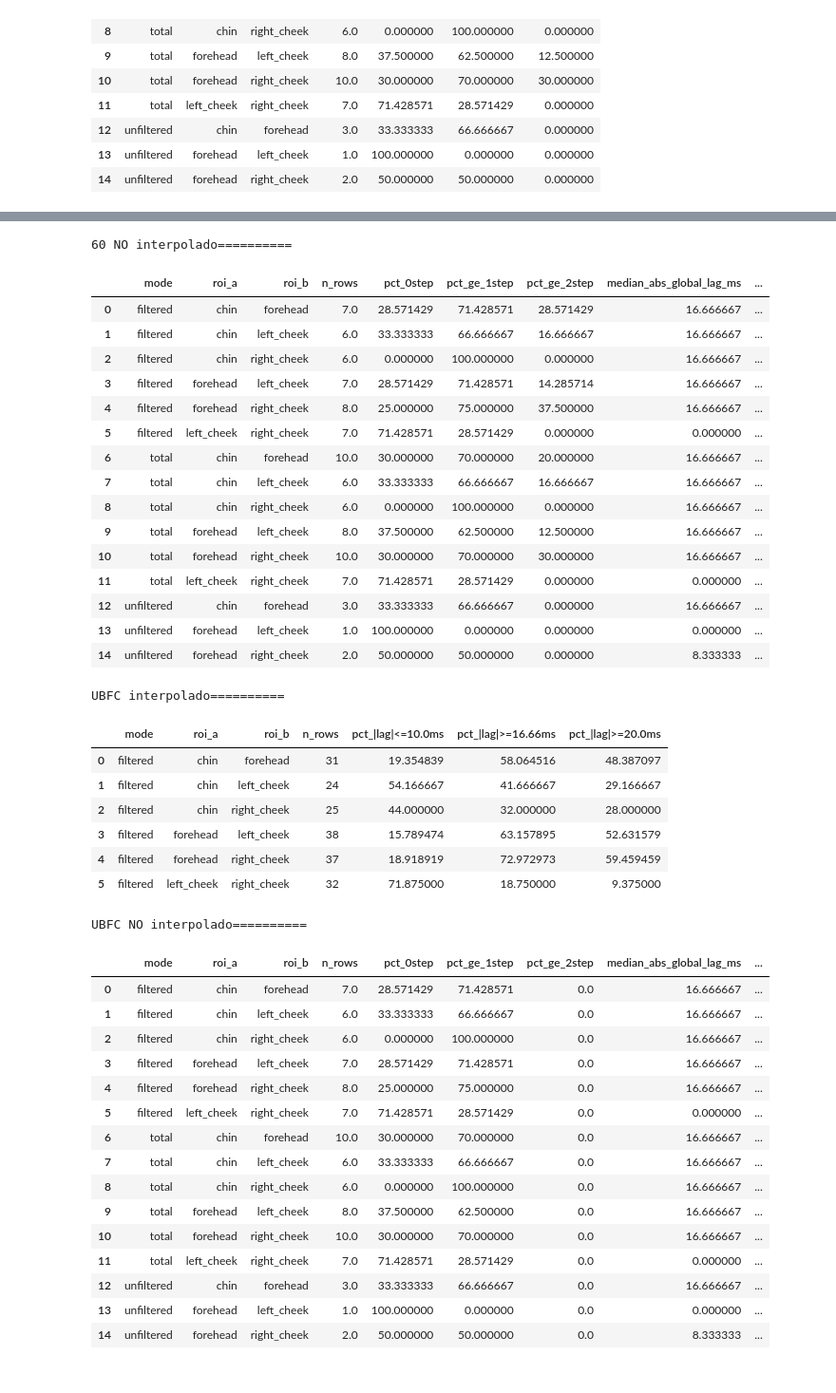
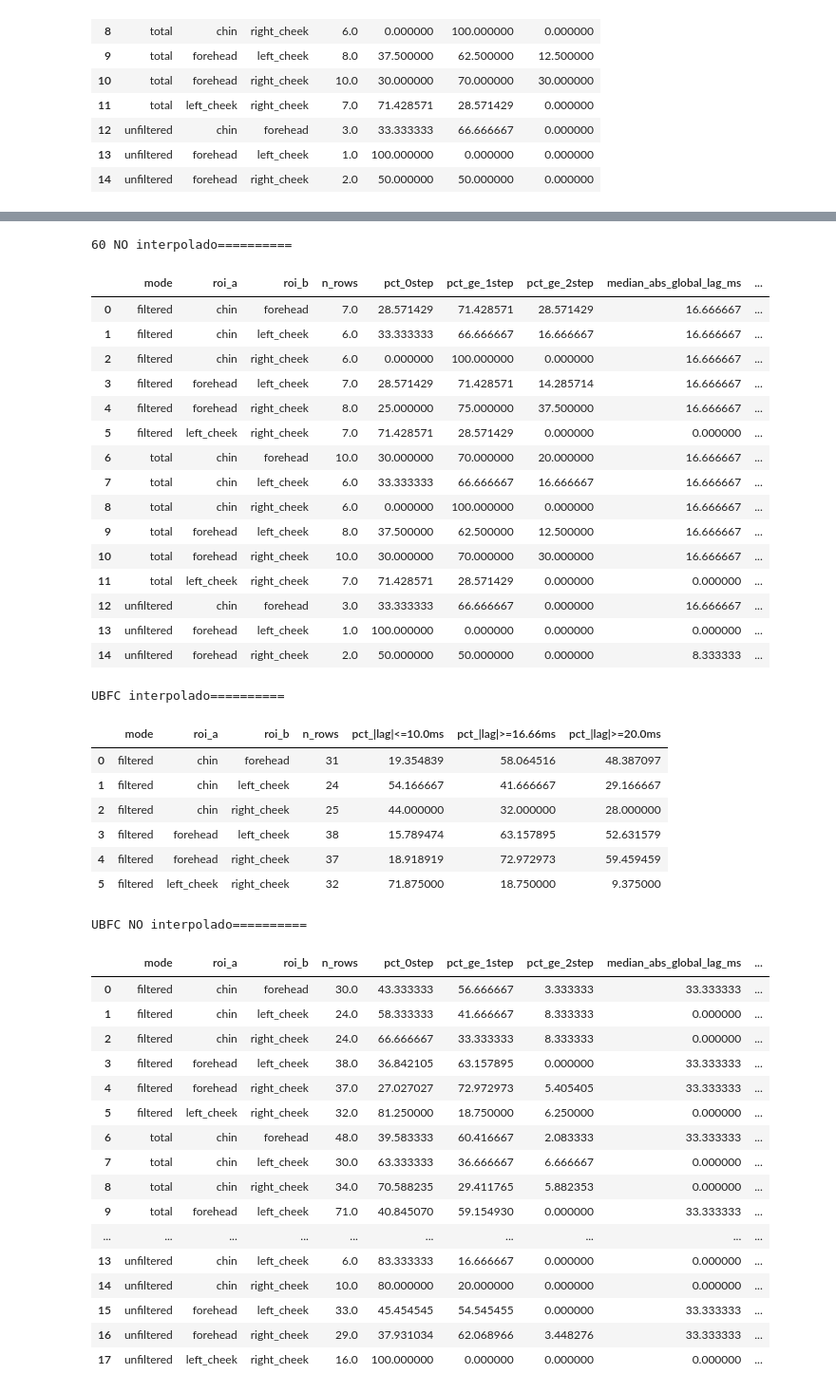
Before and after one commit to pedrwito/edge-rppg-health, a Jupyter notebook: test_methods_for_hr.ipynb, the cells around one changed output, grey strips where cells are left out. Shown at 95% size. Saved outputs shown, nothing was run; the diff lists cells and outputs as text; code cells hidden in the pictures.

```diff
--- a/test_methods_for_hr.ipynb
+++ b/test_methods_for_hr.ipynb
@@ -729,7 +729,7 @@ overall, per_roi_total, per_pair = summarize_global_lag_abs_thresholds_per_roi(
 # UBFC (has 'dataset' column)
 
 overall_by_mode, per_roi_total, per_roi_pair = summarize_ubfc_global_lag_by_frames_per_roi(
-    csv_path="videos60_lag_metrics_hrfilter_discrete.csv",
+    csv_path="ubfc_lag_metrics.csv",
     fs=30,
     use_abs=True,
     include_abs_median_lag=True,
@@ -753,48 +753,49 @@ display(per_roi_pair)
 | 3 | filtered | forehead | left_cheek | 7 | 28.571429 | 57.142857 | 57.142857 |
 | 4 | filtered | forehead | right_cheek | 8 | 25.000000 | 62.500000 | 50.000000 |
 | 5 | filtered | left_cheek | right_cheek | 7 | 71.428571 | 28.571429 | 0.000000 |
 60 NO interpolado==========
 |  | mode | roi_a | roi_b | n_rows | pct_0step | pct_ge_1step | pct_ge_2step | median_abs_global_lag_ms | ... |
 | 0 | filtered | chin | forehead | 7.0 | 28.571429 | 71.428571 | 28.571429 | 16.666667 | ... |
 | 1 | filtered | chin | left_cheek | 6.0 | 33.333333 | 66.666667 | 16.666667 | 16.666667 | ... |
 | 2 | filtered | chin | right_cheek | 6.0 | 0.000000 | 100.000000 | 0.000000 | 16.666667 | ... |
 | 3 | filtered | forehead | left_cheek | 7.0 | 28.571429 | 71.428571 | 14.285714 | 16.666667 | ... |
 | 4 | filtered | forehead | right_cheek | 8.0 | 25.000000 | 75.000000 | 37.500000 | 16.666667 | ... |
 | 5 | filtered | left_cheek | right_cheek | 7.0 | 71.428571 | 28.571429 | 0.000000 | 0.000000 | ... |
 | 6 | total | chin | forehead | 10.0 | 30.000000 | 70.000000 | 20.000000 | 16.666667 | ... |
 | 7 | total | chin | left_cheek | 6.0 | 33.333333 | 66.666667 | 16.666667 | 16.666667 | ... |
 | 8 | total | chin | right_cheek | 6.0 | 0.000000 | 100.000000 | 0.000000 | 16.666667 | ... |
 | 9 | total | forehead | left_cheek | 8.0 | 37.500000 | 62.500000 | 12.500000 | 16.666667 | ... |
 | 10 | total | forehead | right_cheek | 10.0 | 30.000000 | 70.000000 | 30.000000 | 16.666667 | ... |
 | 11 | total | left_cheek | right_cheek | 7.0 | 71.428571 | 28.571429 | 0.000000 | 0.000000 | ... |
 | 12 | unfiltered | chin | forehead | 3.0 | 33.333333 | 66.666667 | 0.000000 | 16.666667 | ... |
 | 13 | unfiltered | forehead | left_cheek | 1.0 | 100.000000 | 0.000000 | 0.000000 | 0.000000 | ... |
 | 14 | unfiltered | forehead | right_cheek | 2.0 | 50.000000 | 50.000000 | 0.000000 | 8.333333 | ... |
 UBFC interpolado==========
 |  | mode | roi_a | roi_b | n_rows | pct_|lag|<=10.0ms | pct_|lag|>=16.66ms | pct_|lag|>=20.0ms |
 | 0 | filtered | chin | forehead | 31 | 19.354839 | 58.064516 | 48.387097 |
 | 1 | filtered | chin | left_cheek | 24 | 54.166667 | 41.666667 | 29.166667 |
 | 2 | filtered | chin | right_cheek | 25 | 44.000000 | 32.000000 | 28.000000 |
 | 3 | filtered | forehead | left_cheek | 38 | 15.789474 | 63.157895 | 52.631579 |
 | 4 | filtered | forehead | right_cheek | 37 | 18.918919 | 72.972973 | 59.459459 |
 | 5 | filtered | left_cheek | right_cheek | 32 | 71.875000 | 18.750000 | 9.375000 |
 UBFC NO interpolado==========
 |  | mode | roi_a | roi_b | n_rows | pct_0step | pct_ge_1step | pct_ge_2step | median_abs_global_lag_ms | ... |
-| 0 | filtered | chin | forehead | 7.0 | 28.571429 | 71.428571 | 0.0 | 16.666667 | ... |
-| 1 | filtered | chin | left_cheek | 6.0 | 33.333333 | 66.666667 | 0.0 | 16.666667 | ... |
-| 2 | filtered | chin | right_cheek | 6.0 | 0.000000 | 100.000000 | 0.0 | 16.666667 | ... |
-| 3 | filtered | forehead | left_cheek | 7.0 | 28.571429 | 71.428571 | 0.0 | 16.666667 | ... |
-| 4 | filtered | forehead | right_cheek | 8.0 | 25.000000 | 75.000000 | 0.0 | 16.666667 | ... |
-| 5 | filtered | left_cheek | right_cheek | 7.0 | 71.428571 | 28.571429 | 0.0 | 0.000000 | ... |
-| 6 | total | chin | forehead | 10.0 | 30.000000 | 70.000000 | 0.0 | 16.666667 | ... |
-| 7 | total | chin | left_cheek | 6.0 | 33.333333 | 66.666667 | 0.0 | 16.666667 | ... |
-| 8 | total | chin | right_cheek | 6.0 | 0.000000 | 100.000000 | 0.0 | 16.666667 | ... |
-| 9 | total | forehead | left_cheek | 8.0 | 37.500000 | 62.500000 | 0.0 | 16.666667 | ... |
-| 10 | total | forehead | right_cheek | 10.0 | 30.000000 | 70.000000 | 0.0 | 16.666667 | ... |
-| 11 | total | left_cheek | right_cheek | 7.0 | 71.428571 | 28.571429 | 0.0 | 0.000000 | ... |
-| 12 | unfiltered | chin | forehead | 3.0 | 33.333333 | 66.666667 | 0.0 | 16.666667 | ... |
-| 13 | unfiltered | forehead | left_cheek | 1.0 | 100.000000 | 0.000000 | 0.0 | 0.000000 | ... |
-| 14 | unfiltered | forehead | right_cheek | 2.0 | 50.000000 | 50.000000 | 0.0 | 8.333333 | ... |
+| 0 | filtered | chin | forehead | 30.0 | 43.333333 | 56.666667 | 3.333333 | 33.333333 | ... |
+| 1 | filtered | chin | left_cheek | 24.0 | 58.333333 | 41.666667 | 8.333333 | 0.000000 | ... |
+| 2 | filtered | chin | right_cheek | 24.0 | 66.666667 | 33.333333 | 8.333333 | 0.000000 | ... |
+| 3 | filtered | forehead | left_cheek | 38.0 | 36.842105 | 63.157895 | 0.000000 | 33.333333 | ... |
+| 4 | filtered | forehead | right_cheek | 37.0 | 27.027027 | 72.972973 | 5.405405 | 33.333333 | ... |
+| 5 | filtered | left_cheek | right_cheek | 32.0 | 81.250000 | 18.750000 | 6.250000 | 0.000000 | ... |
+| 6 | total | chin | forehead | 48.0 | 39.583333 | 60.416667 | 2.083333 | 33.333333 | ... |
+| 7 | total | chin | left_cheek | 30.0 | 63.333333 | 36.666667 | 6.666667 | 0.000000 | ... |
+| 8 | total | chin | right_cheek | 34.0 | 70.588235 | 29.411765 | 5.882353 | 0.000000 | ... |
+| 9 | total | forehead | left_cheek | 71.0 | 40.845070 | 59.154930 | 0.000000 | 33.333333 | ... |
+| ... | ... | ... | ... | ... | ... | ... | ... | ... | ... |
+| 13 | unfiltered | chin | left_cheek | 6.0 | 83.333333 | 16.666667 | 0.000000 | 0.000000 | ... |
+| 14 | unfiltered | chin | right_cheek | 10.0 | 80.000000 | 20.000000 | 0.000000 | 0.000000 | ... |
+| 15 | unfiltered | forehead | left_cheek | 33.0 | 45.454545 | 54.545455 | 0.000000 | 33.333333 | ... |
+| 16 | unfiltered | forehead | right_cheek | 29.0 | 37.931034 | 62.068966 | 3.448276 | 33.333333 | ... |
+| 17 | unfiltered | left_cheek | right_cheek | 16.0 | 100.000000 | 0.000000 | 0.000000 | 0.000000 | ... |
 # %%
 import pandas as pd
 from roi_analysis import (
```
Also changed, not shown: parts of 1 cell of this notebook.
